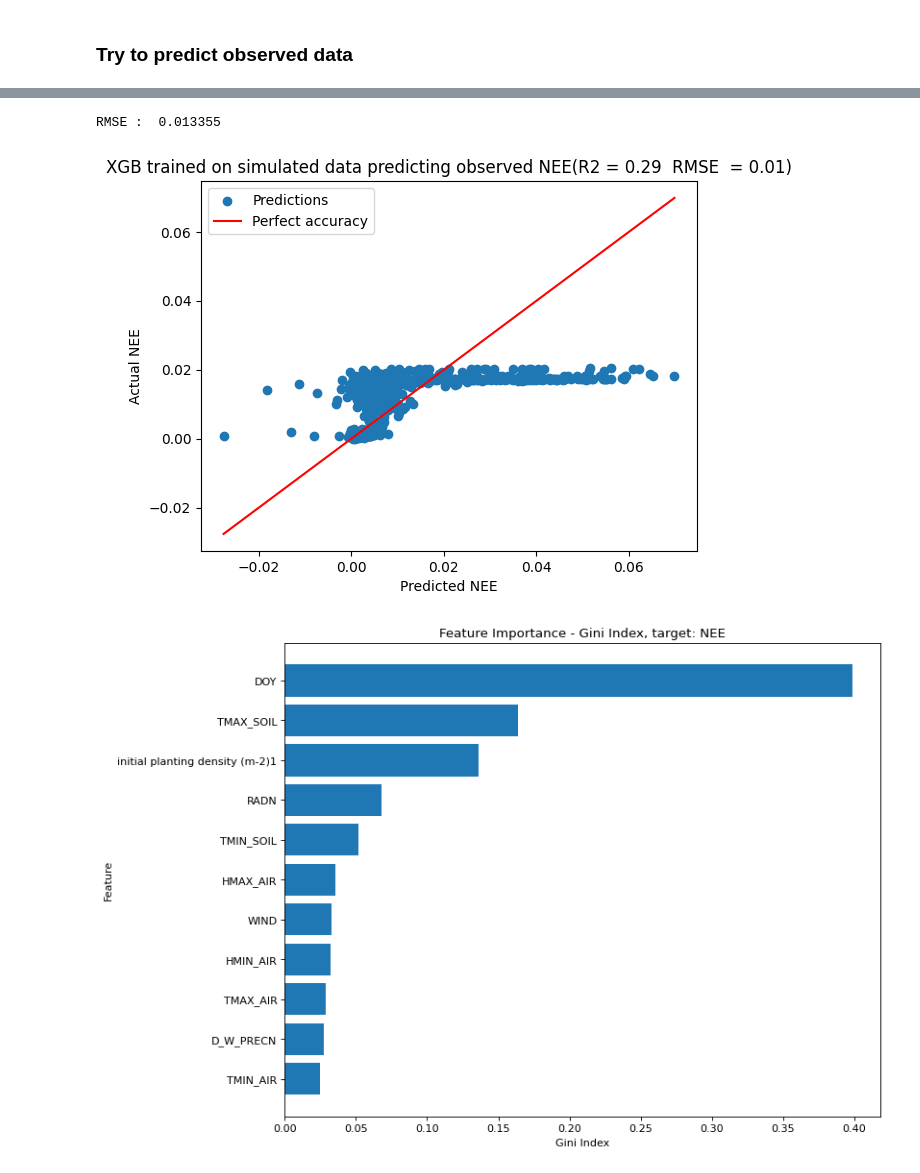
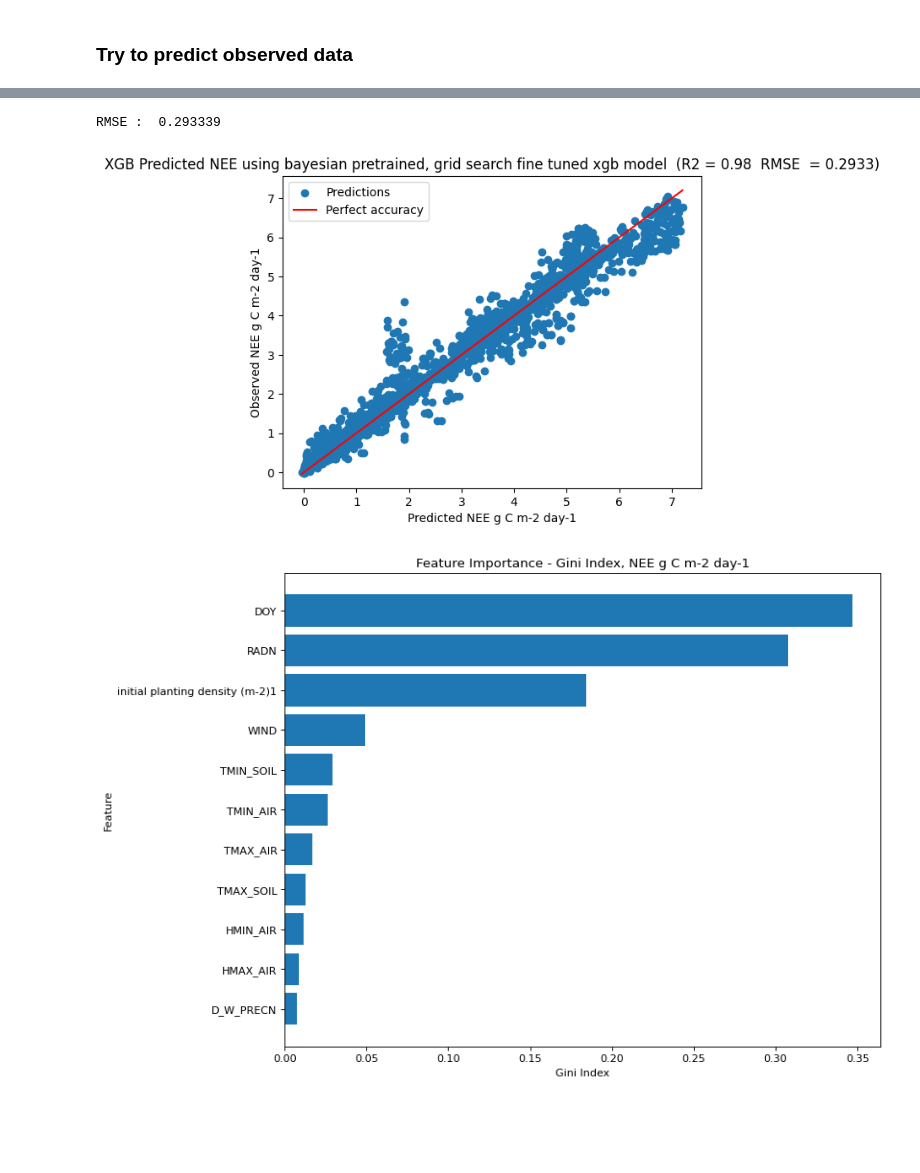
Before and after one commit to DinisDimitris/Net-ecosystem-exchange-Quantification, a Jupyter notebook: XgRegression.ipynb, the cells around one changed output, grey strips where cells are left out. Saved outputs shown, nothing was run; the diff lists cells and outputs as text; code cells hidden in the pictures; blank space fills up the shorter version.

```diff
--- a/XgRegression.ipynb
+++ b/XgRegression.ipynb
@@ -187,12 +172,4 @@ observed_df = pd.read_csv('datasets/extractedNEE_CUT_05_NIGHT.csv')
 # %%
-observed_df['initial planting density (m-2)1'] = 0
-
-x_observed = observed_df[feat_cols]
-y_observed = observed_df['NEE']
-
 for entr in x_observed.columns:
     x_observed[entr] = preprocessing.normalize([x_observed[entr]])[0]
 y_observed = pd.Series(preprocessing.normalize([y_observed])[0], name='NEE')
-
-X_train, X_test, y_train, y_test = train_test_split(
-   x_observed, y_observed, test_size=0.33, random_state=41)
@@ -218,11 +176,14 @@ X_train, X_test, y_train, y_test = train_test_split(
+# %%
+x = pd.concat([x_observed, x])
+y = pd.concat([y_observed, y])
+
+X_train, X_test, y_train, y_test = train_test_split(
+   x, y, test_size=0.33, random_state=30)
 # %%
-# Instantiation
-xgb_r = xg.XGBRegressor(objective ='reg:squarederror', colsample_bytree = 1.0,
-                        learning_rate=0.01, max_depth= 12,n_estimators = 5000,
-                        reg_alpha= 1e-09,reg_lambda= 57.75731177426089, subsample = 0.7282316492848115,
-                        seed = 123)
+xgb_r = xg.XGBRegressor()
+xgb_r.load_model("models/simulated_with_daily_nee.json")
 # %% [markdown]
 #### Fit simulated data using hyper params found after gaussian optimization
 # %%
 # Fitting the model
-xgb_r.fit(x, y)
+xgb_r.fit(X_train, y_train)
@@ -236,29 +210,29 @@ NotFittedError: need to call fit or load_model beforehand
 # %%
 # Calculate R2 score
 r2 = R2(y_test, pred)
 
 rmse = np.sqrt(MSE(y_test, pred))
 print("RMSE : % f" %(rmse))
 
 # Create scatter plot
 plt.scatter(y_test, pred)
 
 # Plot a red line for perfect accuracy
 x = np.linspace(min(y_test), max(y_test), 100)
 plt.plot(x, x, color='r')
 
 # Add title and legend
-plt.title("XGB trained on simulated data predicting observed " + target +  "(R2 = %0.2f  RMSE  = %0.2f)" %  (r2, rmse))
+plt.title("XGB Predicted " + target +  " using bayesian pretrained, grid search fine tuned xgb model  (R2 = %0.2f  RMSE  = %0.4f)" %  (r2, rmse))
 plt.legend(['Predictions', 'Perfect accuracy'], loc='upper left')
-plt.xlabel("Predicted NEE")
-plt.ylabel("Actual NEE")
+plt.xlabel("Predicted NEE g C m-2 day-1")
+plt.ylabel("Observed NEE g C m-2 day-1")
 
-plt.savefig("results/XGB_sim_data_only_predicting_amerflux" + target + "with_planting_details.png" )
+#plt.savefig("results/bayesian pretrained, grid search fine tuned xgb model  " + target + "with_planting_details.png" )
 # Show plot
 plt.show()
 # %% [output]
-RMSE :  0.013355
+RMSE :  0.293339
-[figure, old version]
+[figure, new version]
 # %%
 importances = pd.DataFrame({'GINI': xgb_r.feature_importances_}, index=x_observed.columns).sort_values(by='GINI', ascending=True)
 
@@ -267,15 +241,15 @@ plt.figure(figsize=(10, 8), dpi=80)
 plt.barh(importances.index, importances['GINI'])
 
 # Add title and axis labels
-plt.title('Feature Importance - Gini Index, target: NEE')
+plt.title('Feature Importance - Gini Index, NEE g C m-2 day-1')
 plt.xlabel('Gini Index')
 plt.ylabel('Feature')
 
-plt.savefig('results/FeatureImportanceGB_sim_data_only_predicting_amerflux' + target + "with_planting_details.png")
+#plt.savefig('results/FeatureImportanceGB_sim_data_with_ameriflux_pred' + target + "with_planting_details.png")
 # Show the plot
 plt.show()
 # %% [output]
-[figure, old version]
+[figure, new version]
 # %%
 g = importances[importances > 0.0001].dropna()
 # %%
```
Also changed, not shown: parts of 26 cells of this notebook, 10 other files.
